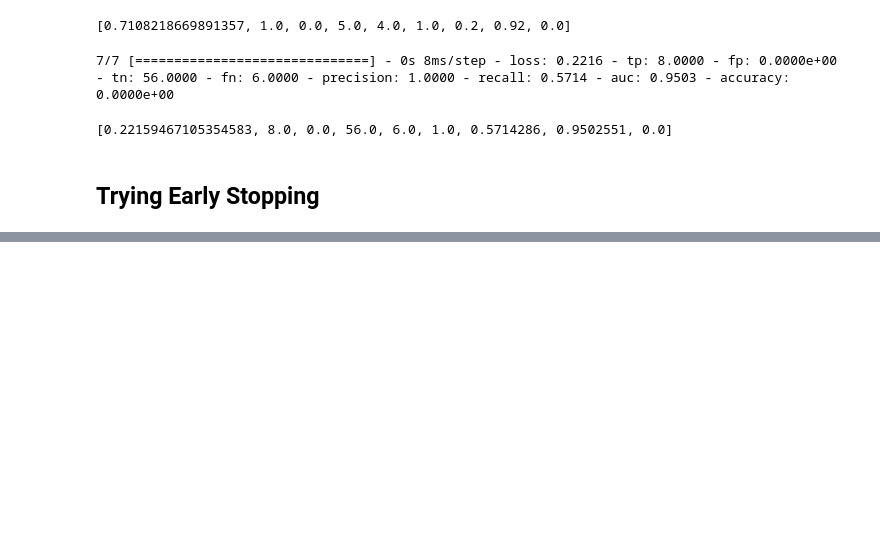
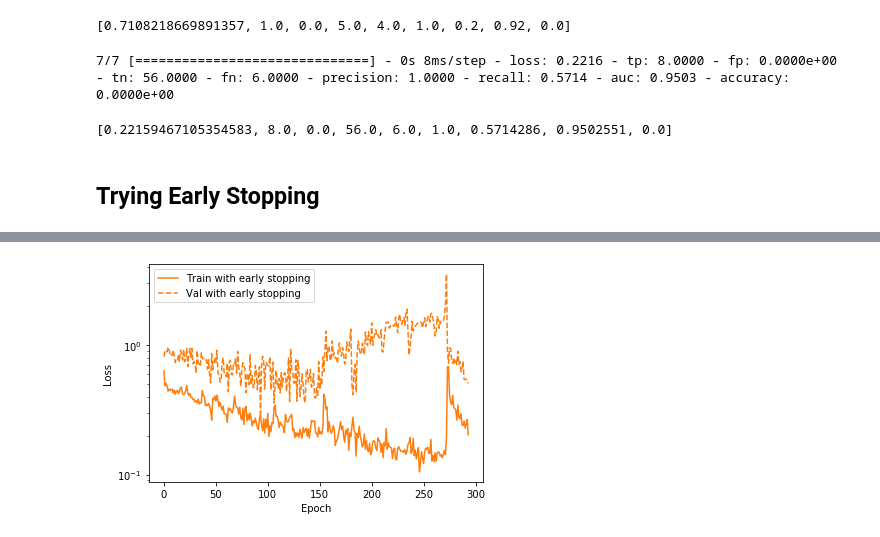
Before and after one commit to dtrizna/SysmonRNN, a Jupyter notebook: pipeline_clever_valset.ipynb, the cells around one changed output, grey strips where cells are left out. Drawn from its saved outputs; the diff is of its cells as text; code cells hidden in the pictures; blank space fills up the shorter version.

Commit message:
clever validation set, early stopping, results

```diff
--- a/pipeline_clever_valset.ipynb
+++ b/pipeline_clever_valset.ipynb
@@ -324,5 +324,5 @@ OPT = tf.keras.optimizers.Adam(learning_rate=0.005)
 model3 = model_conv_rnn_02(MAX_TIMESTEPS, N)
 model3.compile(optimizer=OPT, loss='binary_crossentropy', metrics=METRICS)
 # %%
-model3.fit(train_ds, epochs=1000, validation_data=val_ds, callbacks=es_callback)
+h = model3.fit(train_ds, epochs=1000, validation_data=val_ds, callbacks=es_callback)
 # %% [output]
@@ -351,0 +351,4 @@ model3.evaluate(val_ds)
+# %%
+plot_loss(h.epoch, h.history, label='with early stopping',val=True)
+# %% [output]
+[figure, added]
```
Also changed, not shown: parts of 4 cells of this notebook.
